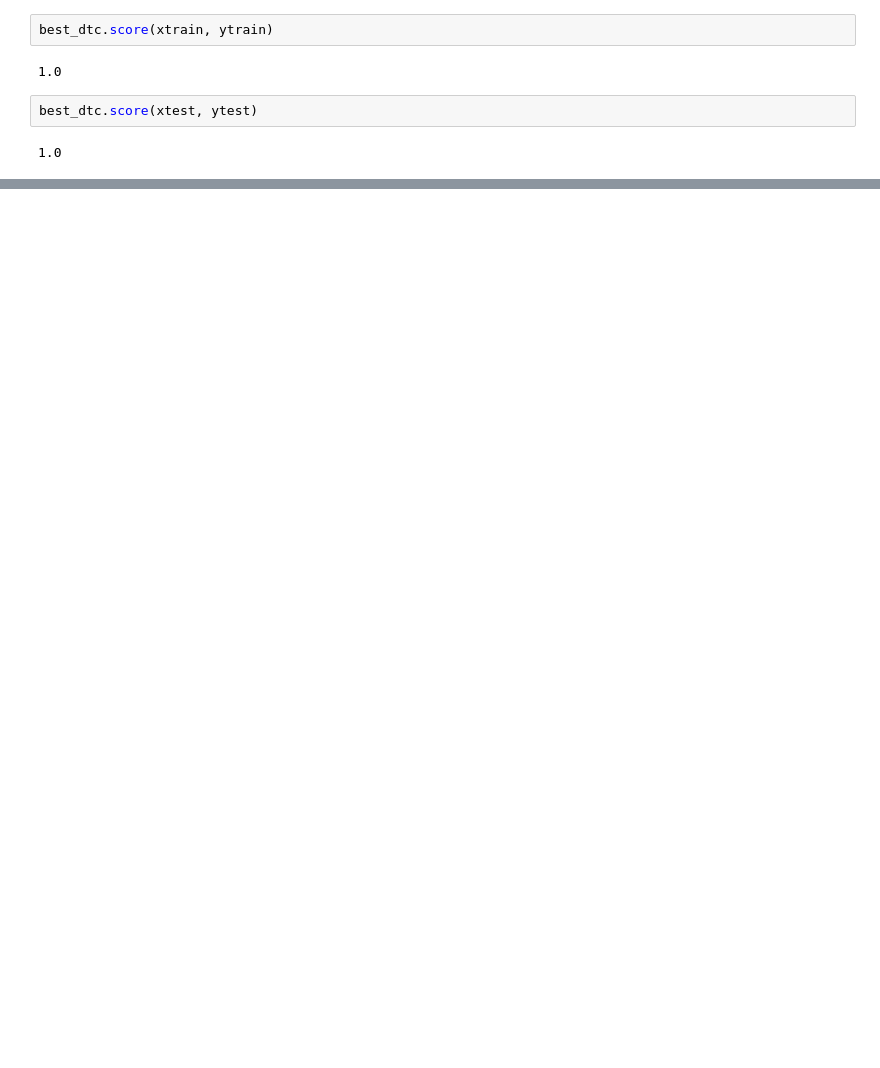
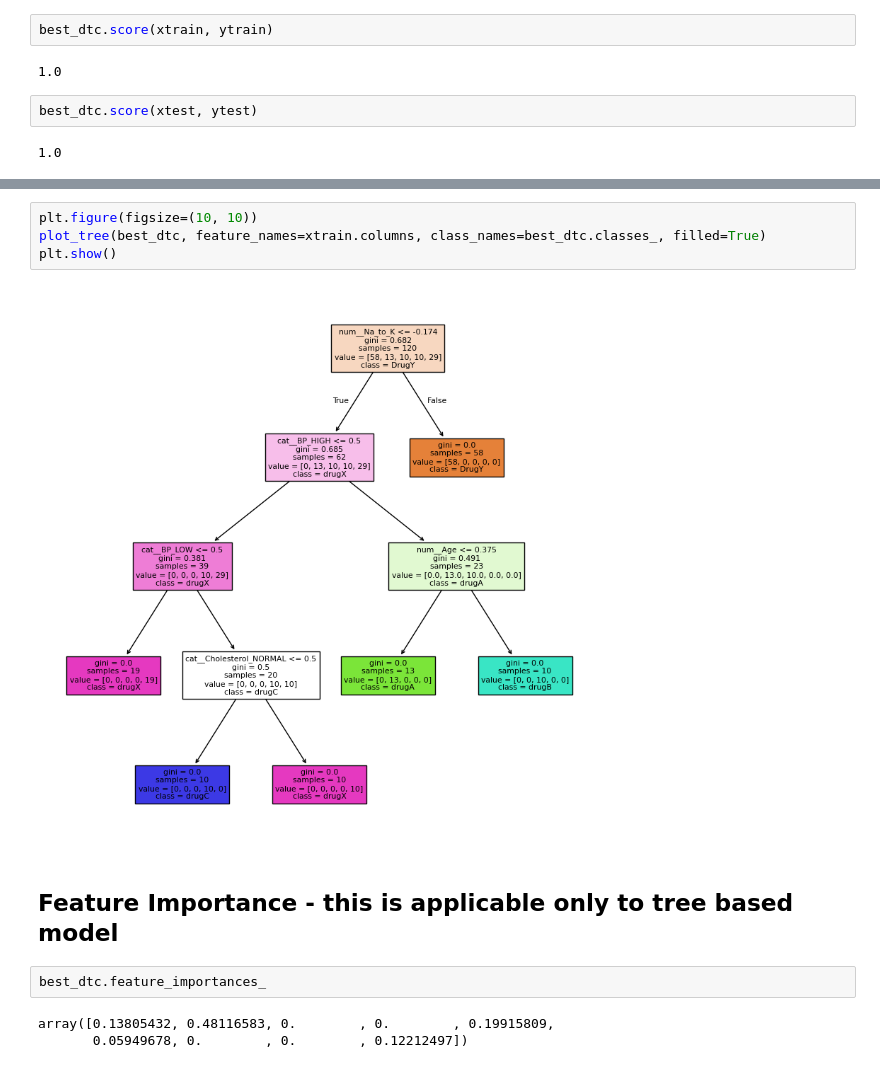
Before and after one commit to Tejal221293/Wakad-Weekend-9-11-am, a Jupyter notebook: 9 Decision Tree Classification/DTC.ipynb, the cells around one changed output, grey strips where cells are left out. Cells and saved outputs as stored; diff of their text form; blank space fills up the shorter version.

```diff
--- a/9 Decision Tree Classification/DTC.ipynb
+++ b/9 Decision Tree Classification/DTC.ipynb
@@ -279,0 +356,13 @@ best_dtc.score(xtest, ytest)
+# %%
+plt.figure(figsize=(10, 10))
+plot_tree(best_dtc, feature_names=xtrain.columns, class_names=best_dtc.classes_, filled=True)
+plt.show()
+# %% [output]
+[figure, added]
+# %% [markdown]
+## Feature Importance - this is applicable only to tree based model
+# %%
+best_dtc.feature_importances_
+# %% [output]
+array([0.13805432, 0.48116583, 0.        , 0.        , 0.19915809,
+       0.05949678, 0.        , 0.        , 0.12212497])
```
Also changed, not shown: parts of 39 cells of this notebook, 3 other files.
